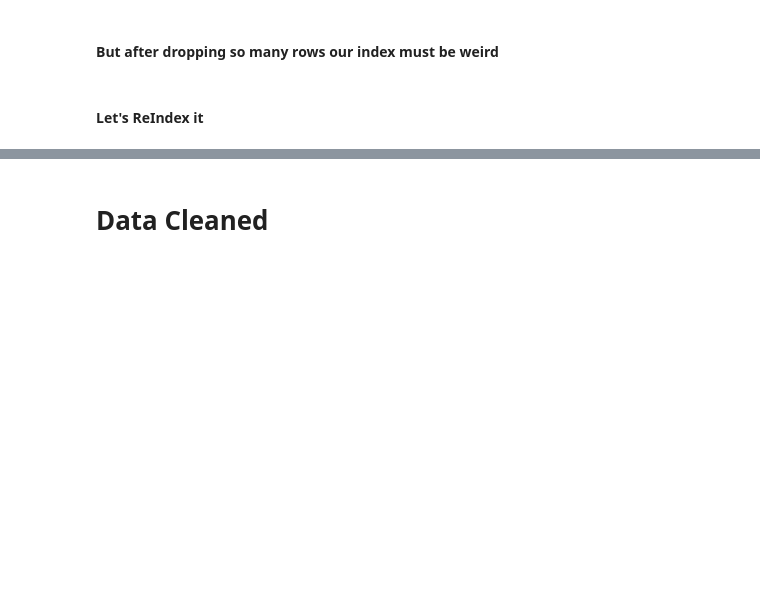
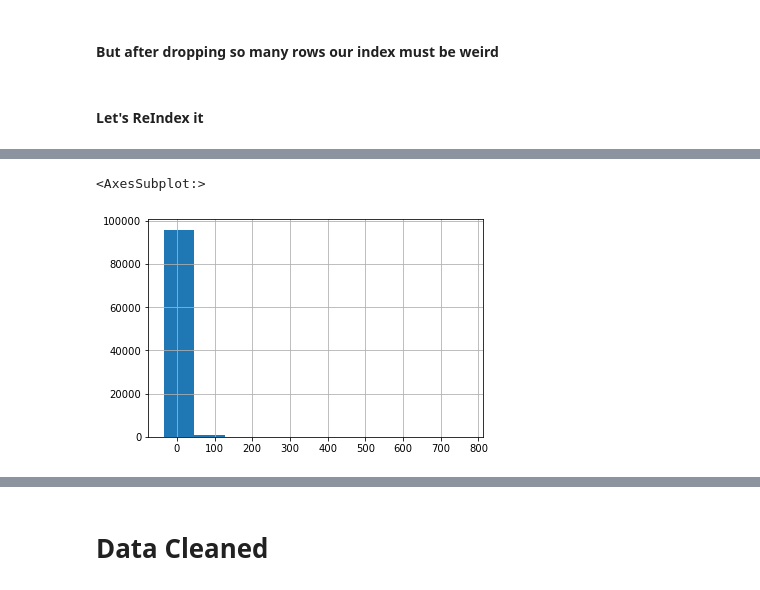
Before and after one commit to BrunaClo/Star-Classification, a Jupyter notebook: Star-Classification.ipynb, the cells around one changed output, grey strips where cells are left out. Cells and saved outputs as stored; diff of their text form; code cells hidden in the pictures; blank space fills up the shorter version.

Commit message:
Added some plots

```diff
--- a/Star-Classification.ipynb
+++ b/Star-Classification.ipynb
@@ -205,0 +272,5 @@ memory usage: 3.0+ MB
+# %%
+raw_missing_removed.Plx.hist(bins = 10)
+# %% [output]
+<AxesSubplot:>
+[figure, added]
```
Also changed, not shown: parts of 190 cells of this notebook.
